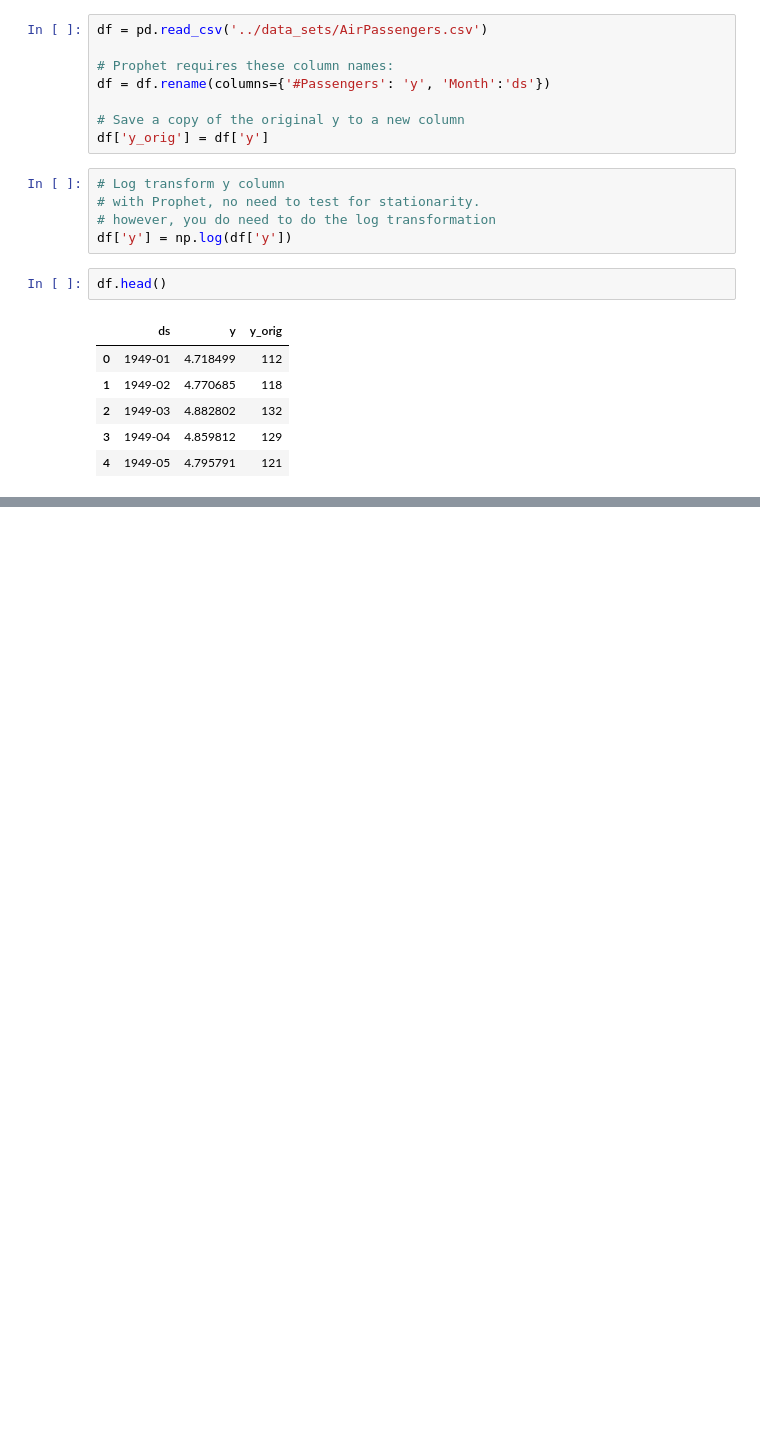
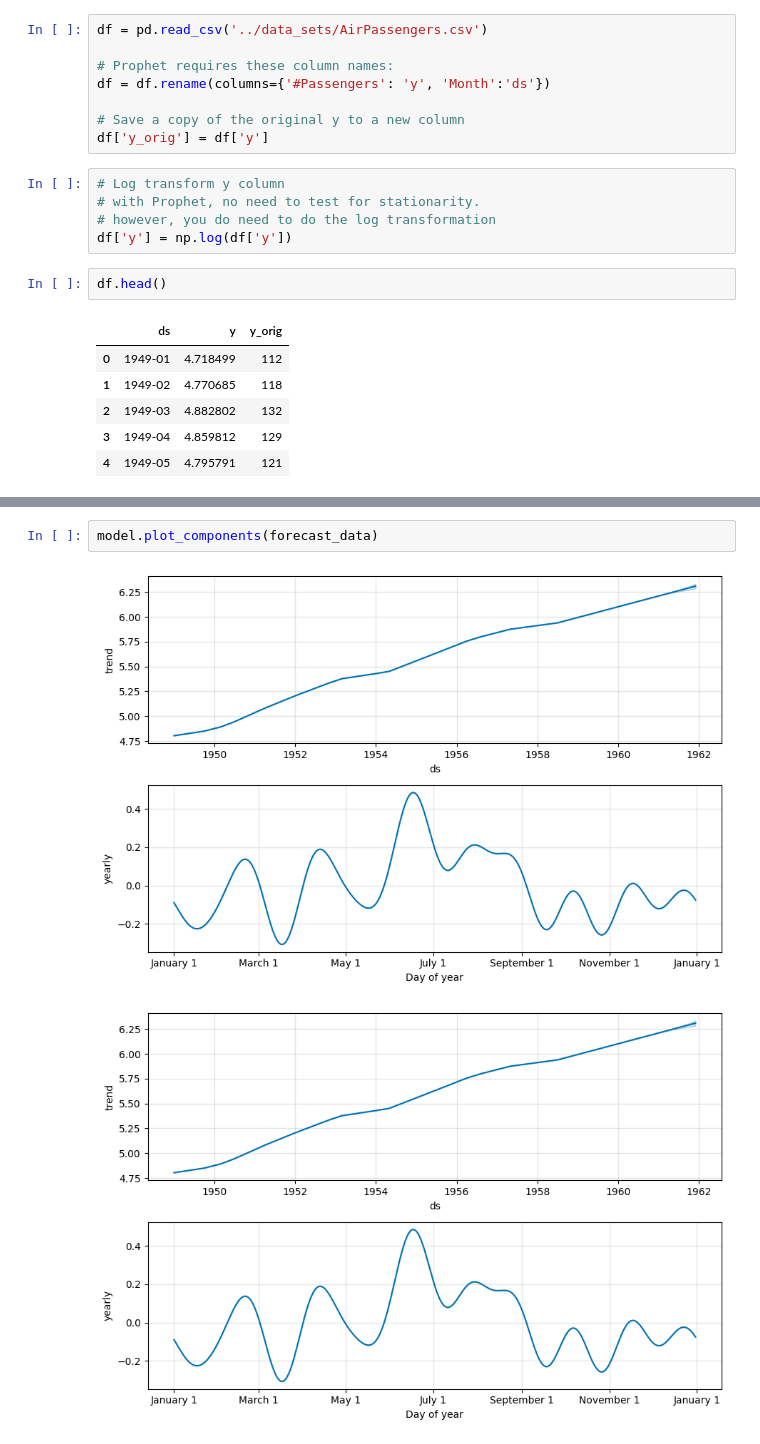
Before and after one commit to srsimonson/time-series-analysis, a Jupyter notebook: facebook_prophet.ipynb, the cells around one changed output, grey strips where cells are left out. Saved outputs shown, nothing was run; the diff lists cells and outputs as text; blank space fills up the shorter version.

```diff
--- a/facebook_prophet.ipynb
+++ b/facebook_prophet.ipynb
@@ -61,0 +98,5 @@ model.fit(df)
+# %%
+model.plot_components(forecast_data)
+# %% [output]
+[figure, added]
+[figure, added]
```
Also changed, not shown: parts of 5 cells of this notebook.
